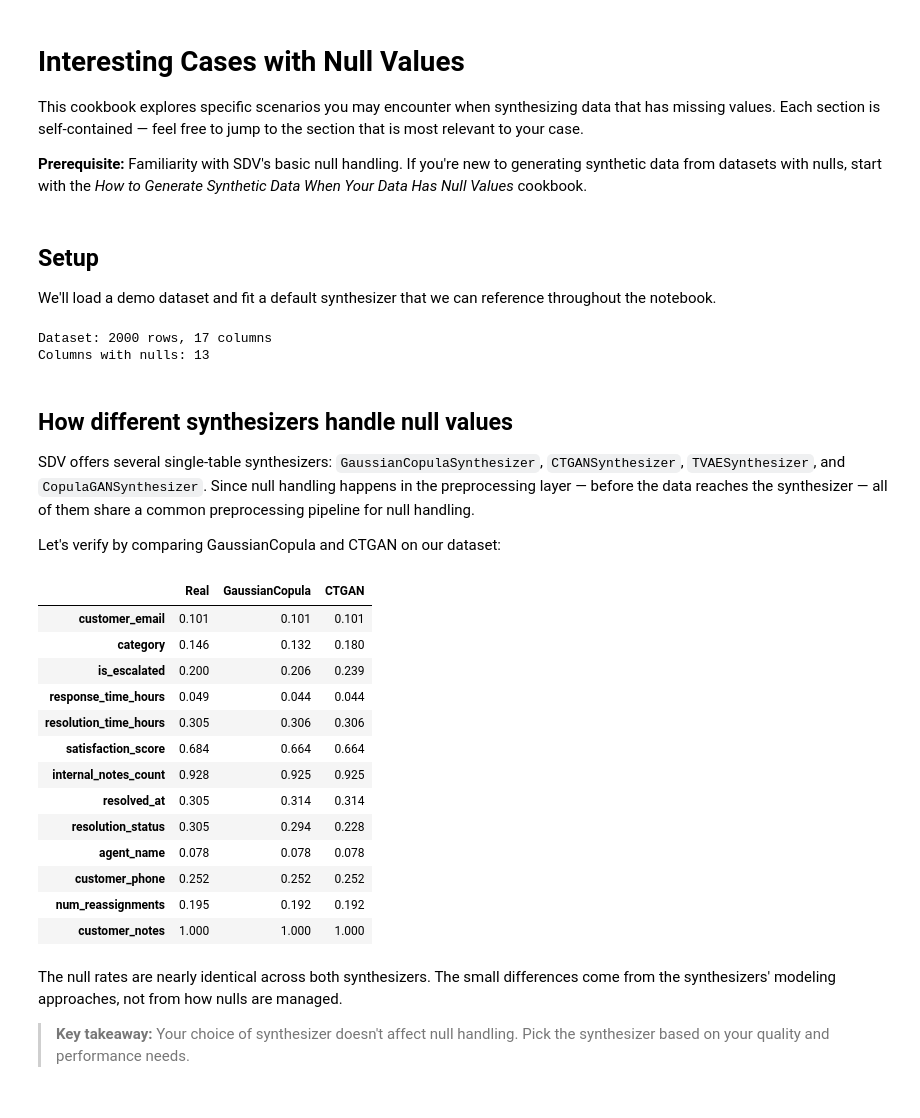
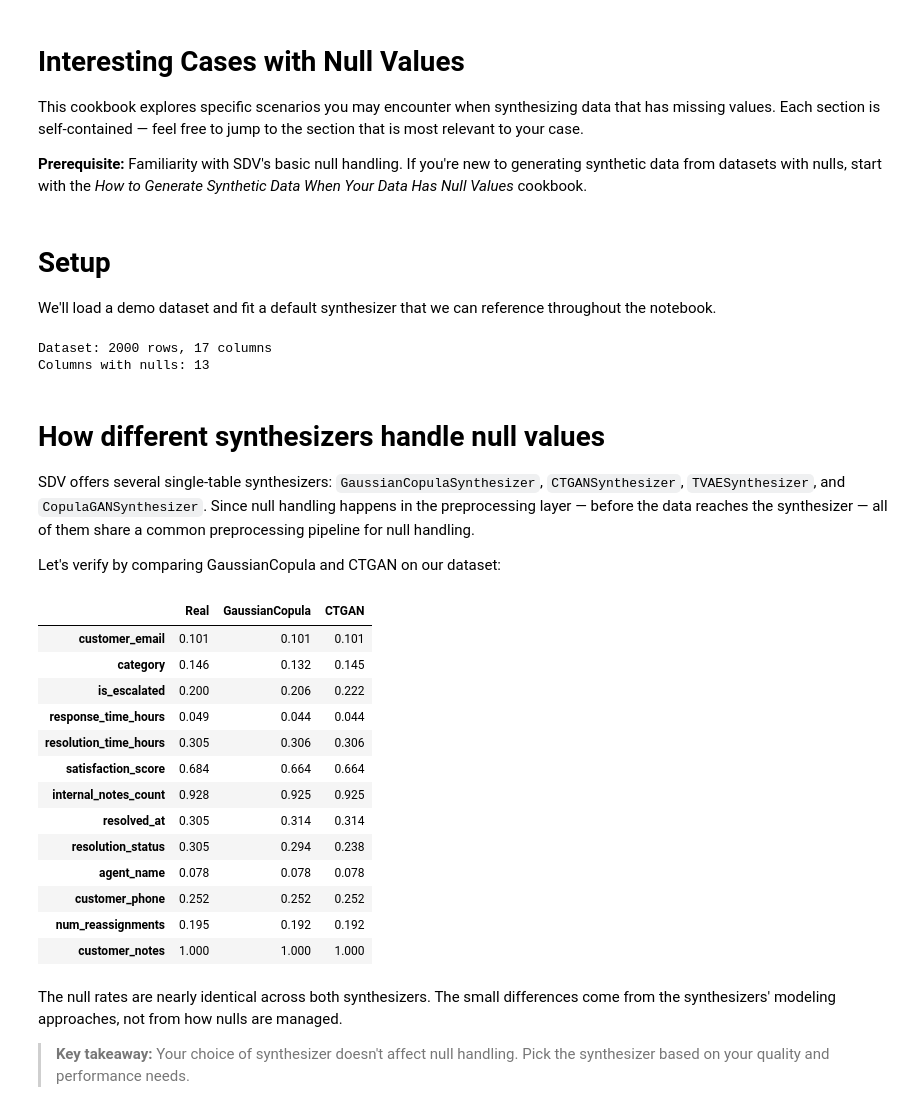
Before and after one commit to datacebo/datacebo-cookbook, a Jupyter notebook: tutorials/null_values/interesting_cases_with_null_values.ipynb, the cells around one changed output. Cells and saved outputs as stored; diff of their text form; code cells hidden in the pictures.

```diff
--- a/tutorials/null_values/interesting_cases_with_null_values.ipynb
+++ b/tutorials/null_values/interesting_cases_with_null_values.ipynb
@@ -5,7 +5,7 @@ This cookbook explores specific scenarios you may encounter when synthesizing da
 
 **Prerequisite:** Familiarity with SDV's basic null handling. If you're new to generating synthetic data from datasets with nulls, start with the *How to Generate Synthetic Data When Your Data Has Null Values* cookbook.
 # %% [markdown]
-## Setup
+# Setup
 
 We'll load a demo dataset and fit a default synthesizer that we can reference throughout the notebook.
 # %%
@@ -19,14 +20,17 @@ from sdv.single_table import GaussianCopulaSynthesizer
 from rdt.transformers.pii import AnonymizedFaker
 
 data, metadata = download_demo(
-    modality='single_table',
-    dataset_name='null_values_demo_dataset'
+    modality="single_table", dataset_name="null_values_demo_dataset"
 )
 
+
 def phone_transformer():
-    return {'customer_phone': AnonymizedFaker(
-        provider_name='phone_number', function_name='phone_number'
-    )}
+    return {
+        "customer_phone": AnonymizedFaker(
+            provider_name="phone_number", function_name="phone_number"
+        )
+    }
+
 
 synthesizer = GaussianCopulaSynthesizer(metadata)
 synthesizer.auto_assign_transformers(data)
@@ -34,13 +38,13 @@ synthesizer.update_transformers(phone_transformer())
 synthesizer.fit(data)
 synthetic_data = synthesizer.sample(num_rows=2000)
 
-print(f'Dataset: {data.shape[0]} rows, {data.shape[1]} columns')
-print(f'Columns with nulls: {data.isnull().any().sum()}')
+print(f"Dataset: {data.shape[0]} rows, {data.shape[1]} columns")
+print(f"Columns with nulls: {data.isnull().any().sum()}")
 # %% [output]
 Dataset: 2000 rows, 17 columns
 Columns with nulls: 13
 # %% [markdown]
-## How different synthesizers handle null values
+# How different synthesizers handle null values
 
 SDV offers several single-table synthesizers: `GaussianCopulaSynthesizer`, `CTGANSynthesizer`, `TVAESynthesizer`, and `CopulaGANSynthesizer`. Since null handling happens in the preprocessing layer — before the data reaches the synthesizer — all of them share a common preprocessing pipeline for null handling.
 
@@ -48,29 +52,31 @@ Let's verify by comparing GaussianCopula and CTGAN on our dataset:
 # %%
 from sdv.single_table import CTGANSynthesizer
 
 ctgan = CTGANSynthesizer(metadata, epochs=5)
 ctgan.auto_assign_transformers(data)
 ctgan.update_transformers(phone_transformer())
 ctgan.fit(data)
 ctgan_synthetic = ctgan.sample(num_rows=2000)
 
-null_compare = pd.DataFrame({
-    'Real': data.isnull().mean().round(3),
-    'GaussianCopula': synthetic_data.isnull().mean().round(3),
-    'CTGAN': ctgan_synthetic.isnull().mean().round(3),
-})
-null_compare[null_compare['Real'] > 0]
+null_compare = pd.DataFrame(
+    {
+        "Real": data.isnull().mean().round(3),
+        "GaussianCopula": synthetic_data.isnull().mean().round(3),
+        "CTGAN": ctgan_synthetic.isnull().mean().round(3),
+    }
+)
+null_compare[null_compare["Real"] > 0]
 # %% [output]
 |  | Real | GaussianCopula | CTGAN |
 | customer_email | 0.101 | 0.101 | 0.101 |
-| category | 0.146 | 0.132 | 0.180 |
-| is_escalated | 0.200 | 0.206 | 0.239 |
+| category | 0.146 | 0.132 | 0.145 |
+| is_escalated | 0.200 | 0.206 | 0.222 |
 | response_time_hours | 0.049 | 0.044 | 0.044 |
 | resolution_time_hours | 0.305 | 0.306 | 0.306 |
 | satisfaction_score | 0.684 | 0.664 | 0.664 |
 | internal_notes_count | 0.928 | 0.925 | 0.925 |
 | resolved_at | 0.305 | 0.314 | 0.314 |
-| resolution_status | 0.305 | 0.294 | 0.228 |
+| resolution_status | 0.305 | 0.294 | 0.238 |
 | agent_name | 0.078 | 0.078 | 0.078 |
 | customer_phone | 0.252 | 0.252 | 0.252 |
 | num_reassignments | 0.195 | 0.192 | 0.192 |
```
Also changed, not shown: parts of 11 cells of this notebook, 3 other files.
